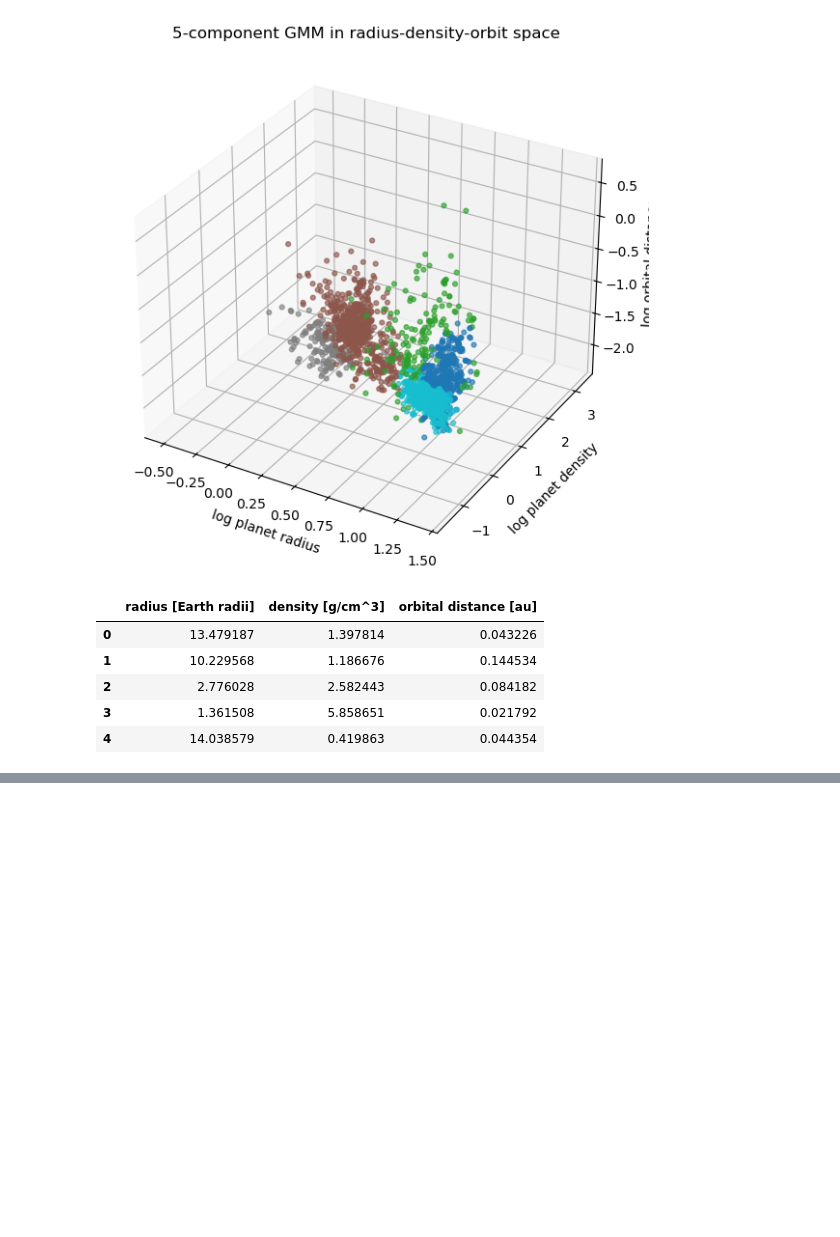
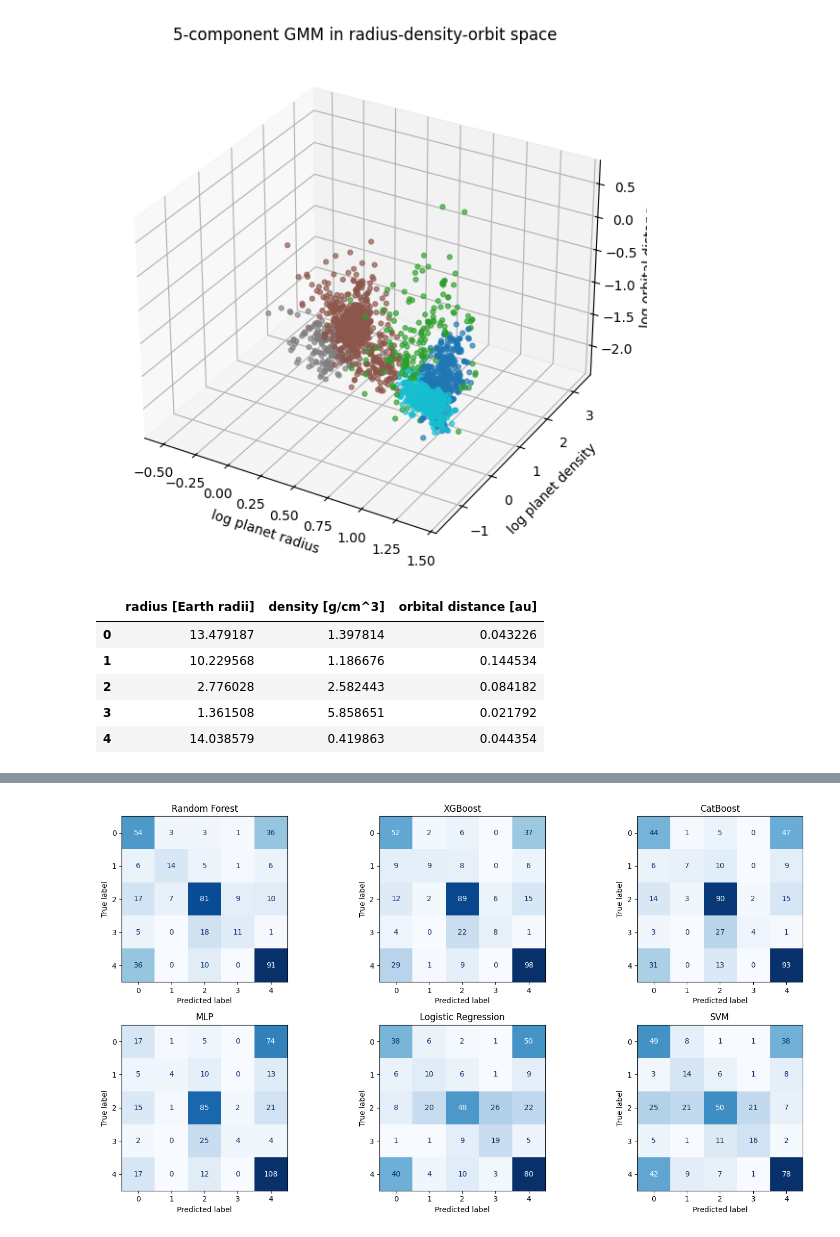
Before and after one commit to TarikOzpamuk/Astro_exercises, a Jupyter notebook: exercise6.ipynb, the cells around one changed output, grey strips where cells are left out. Drawn from its saved outputs; the diff is of its cells as text; code cells hidden in the pictures; blank space fills up the shorter version.

```diff
--- a/exercise6.ipynb
+++ b/exercise6.ipynb
@@ -631,0 +545,19 @@ plt.show()
+# %%
+from sklearn.svm import SVC
+
+svm_model = make_pipeline(
+    StandardScaler(),
+    SVC(
+        kernel="rbf",
+        C=1.0,
+        gamma="scale",
+        class_weight="balanced",
+        random_state=42
+    )
+)
+
+svm_model.fit(X_train, y_train)
+svm_pred = svm_model.predict(X_test)
+
+print("SVM accuracy:", accuracy_score(y_test, svm_pred))
+print(classification_report(y_test, svm_pred, zero_division=0))
@@ -631,0 +610,32 @@ plt.show()
+# %%
+n_models = len(model_predictions)
+n_cols = 3
+n_rows = int(np.ceil(n_models / n_cols))
+
+fig, axes = plt.subplots(n_rows, n_cols, figsize=(5 * n_cols, 4 * n_rows))
+axes = np.array(axes).reshape(-1)
+
+for ax, (model_name, prediction) in zip(axes, model_predictions.items()):
+    ax.set_title(model_name)
+
+    if prediction is None:
+        ax.axis("off")
+        ax.text(0.5, 0.5, "not installed", ha="center", va="center")
+        continue
+
+    ConfusionMatrixDisplay.from_predictions(
+        y_test,
+        prediction,
+        ax=ax,
+        cmap="Blues",
+        colorbar=False
+    )
+    ax.set_title(model_name)
+
+for ax in axes[n_models:]:
+    ax.axis("off")
+
+plt.tight_layout()
+plt.show()
+# %% [output]
+[figure, added]
```
Also changed, not shown: parts of 43 cells of this notebook, 21 other files.
